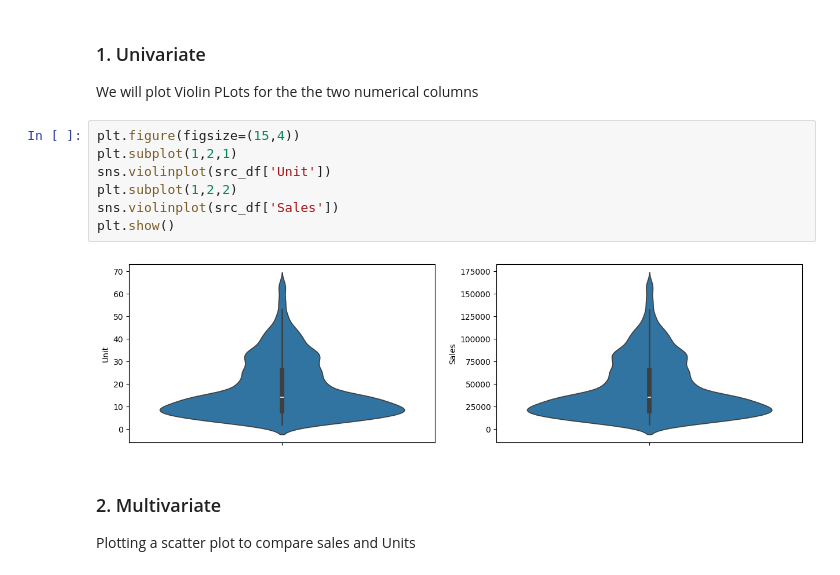
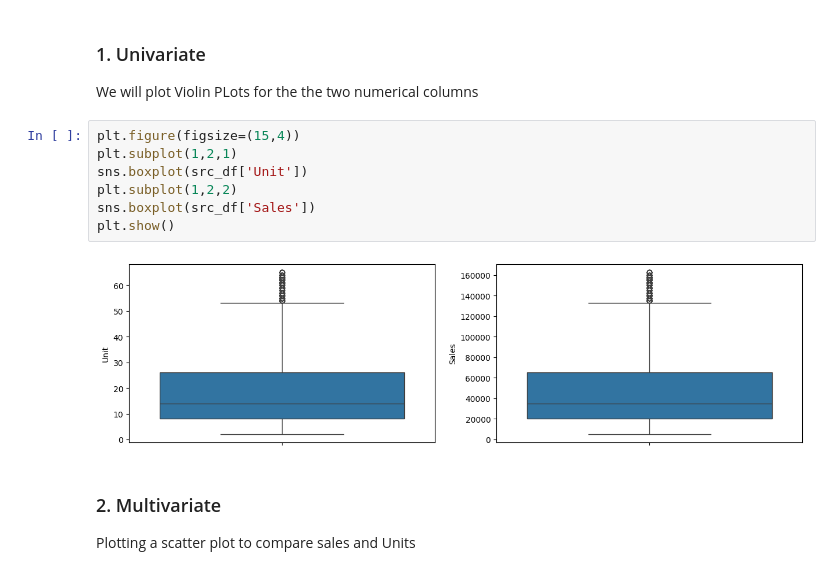
Before and after one commit to arunavn/data-science-with-python, a Jupyter notebook: Sales-Analysis-main/Sales_Project.ipynb, the cells around one changed output. Saved outputs shown, nothing was run; the diff lists cells and outputs as text.

Commit message:
Sales

```diff
--- a/Sales-Analysis-main/Sales_Project.ipynb
+++ b/Sales-Analysis-main/Sales_Project.ipynb
@@ -75,12 +78,12 @@ We will plot Violin PLots for the the two numerical columns
 # %%
 plt.figure(figsize=(15,4))
 plt.subplot(1,2,1)
-sns.violinplot(src_df['Unit'])
+sns.boxplot(src_df['Unit'])
 plt.subplot(1,2,2)
-sns.violinplot(src_df['Sales'])
+sns.boxplot(src_df['Sales'])
 plt.show()
 # %% [output]
-[figure, old version]
+[figure, new version]
 # %% [markdown]
 ### 2. Multivariate
 Plotting a scatter plot to compare sales and Units
```
Also changed, not shown: parts of 7 cells of this notebook, 1 other file.
